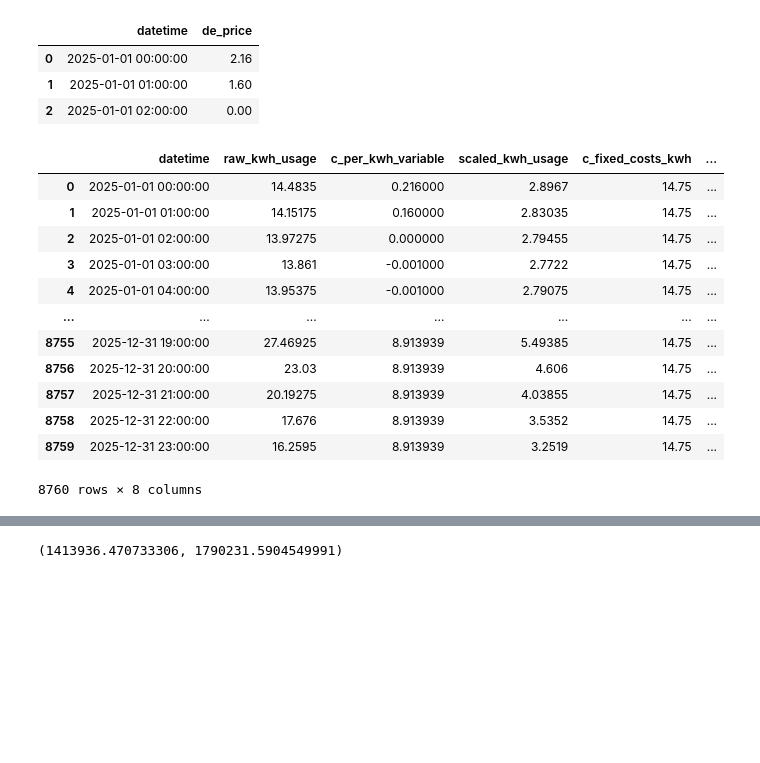
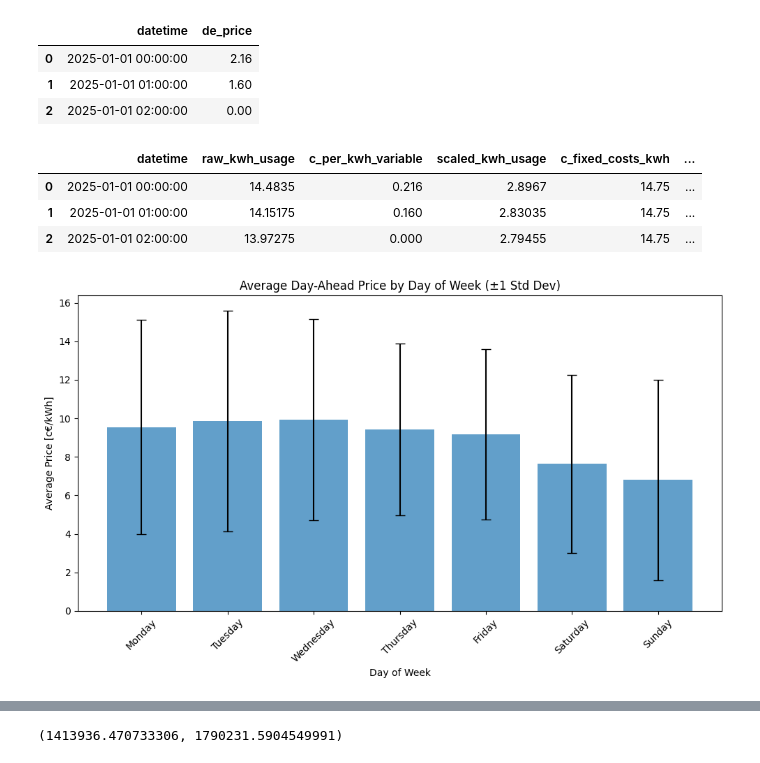
Before and after one commit to NeilSinclair/electricy-model, a Jupyter notebook: data-analysis.ipynb, the cells around one changed output, grey strips where cells are left out. Saved outputs shown, nothing was run; the diff lists cells and outputs as text; code cells hidden in the pictures; blank space fills up the shorter version.

```diff
--- a/data-analysis.ipynb
+++ b/data-analysis.ipynb
@@ -166,49 +167,66 @@ ANNUAL_USAGE = 2_00_000
 SCALE_FACTOR = ANNUAL_USAGE /1_000_000
 FLAT_RATE_C_PER_KWH = 30
 BATTERY_INEFFICIENCY_FACTOR = 1.2 # The amount of extra electricity we need to store
-ELECTRICITY_SHIFT_PROPORTION = 1.0
+ELECTRICITY_SHIFT_PROPORTION = 0.5
 
 # additional costs
 NETWORK_USAGE = 8.71
 TAX_RATE = 0.19
 ELECTRICITY_TAX = 2.05
 ADDITIONAL_COST = 1.88
 KONZESSION = 1.66
 CHP_SURCHARGE = 0.45
 COMBINED_ADDITIONAL_COSTS = NETWORK_USAGE + ELECTRICITY_TAX + ADDITIONAL_COST + KONZESSION + CHP_SURCHARGE
 
 df_usage_and_price = df_hourly.merge(
     day_ahead_hourly,
     on="datetime",
     how="left"
 ).rename(columns={"de_price": "c_per_kwh_variable", "value": "raw_kwh_usage"})
 
 df_usage_and_price["c_per_kwh_variable"] = df_usage_and_price["c_per_kwh_variable"] / 10 # Convert €/MWh to c€/kWh
 
 # Fill missing prices with average price
 df_usage_and_price.loc[df_usage_and_price.c_per_kwh_variable.isna(), "c_per_kwh_variable"] = df_usage_and_price["c_per_kwh_variable"].mean()
 df_usage_and_price["scaled_kwh_usage"] = df_usage_and_price["raw_kwh_usage"] * SCALE_FACTOR
 df_usage_and_price["c_fixed_costs_kwh"] = COMBINED_ADDITIONAL_COSTS
 
+df_usage_and_price["c_variable_and_fixed_per_kwh"] = df_usage_and_price["c_per_kwh_variable"] + df_usage_and_price["c_fixed_costs_kwh"]
+
 df_usage_and_price["c_total_variable_cost"] = (
-    (df_usage_and_price["scaled_kwh_usage"] * (df_usage_and_price["c_per_kwh_variable"] + df_usage_and_price["c_fixed_costs_kwh"])) * (1 + TAX_RATE)
+    (df_usage_and_price["scaled_kwh_usage"] * (df_usage_and_price["c_variable_and_fixed_per_kwh"])) * (1 + TAX_RATE)
 )
 
 df_usage_and_price["c_per_kwh_flat_rate_cost"] = FLAT_RATE_C_PER_KWH
 df_usage_and_price["c_total_flat_cost"] = (df_usage_and_price["c_per_kwh_flat_rate_cost"] * df_usage_and_price["scaled_kwh_usage"]) * (1+TAX_RATE)
 
-df_usage_and_price
+
+df_usage_and_price.head(3)
 # %% [output]
 |  | datetime | raw_kwh_usage | c_per_kwh_variable | scaled_kwh_usage | c_fixed_costs_kwh | ... |
-| 0 | 2025-01-01 00:00:00 | 14.4835 | 0.216000 | 2.8967 | 14.75 | ... |
-| 1 | 2025-01-01 01:00:00 | 14.15175 | 0.160000 | 2.83035 | 14.75 | ... |
-| 2 | 2025-01-01 02:00:00 | 13.97275 | 0.000000 | 2.79455 | 14.75 | ... |
-| 3 | 2025-01-01 03:00:00 | 13.861 | -0.001000 | 2.7722 | 14.75 | ... |
-| 4 | 2025-01-01 04:00:00 | 13.95375 | -0.001000 | 2.79075 | 14.75 | ... |
-| ... | ... | ... | ... | ... | ... | ... |
-| 8755 | 2025-12-31 19:00:00 | 27.46925 | 8.913939 | 5.49385 | 14.75 | ... |
-| 8756 | 2025-12-31 20:00:00 | 23.03 | 8.913939 | 4.606 | 14.75 | ... |
-| 8757 | 2025-12-31 21:00:00 | 20.19275 | 8.913939 | 4.03855 | 14.75 | ... |
-| 8758 | 2025-12-31 22:00:00 | 17.676 | 8.913939 | 3.5352 | 14.75 | ... |
-| 8759 | 2025-12-31 23:00:00 | 16.2595 | 8.913939 | 3.2519 | 14.75 | ... |
+| 0 | 2025-01-01 00:00:00 | 14.4835 | 0.216 | 2.8967 | 14.75 | ... |
+| 1 | 2025-01-01 01:00:00 | 14.15175 | 0.160 | 2.83035 | 14.75 | ... |
+| 2 | 2025-01-01 02:00:00 | 13.97275 | 0.000 | 2.79455 | 14.75 | ... |
-8760 rows × 8 columns
+# %%
+# Group by day of week and calculate mean and std
+df_usage_and_price['day_of_week'] = df_usage_and_price['datetime'].dt.day_name()
+
+# Calculate mean and std for each day of week
+daily_stats = df_usage_and_price.groupby('day_of_week')['c_per_kwh_variable'].agg(['mean', 'std']).reset_index()
+
+# Order days of week correctly
+day_order = ['Monday', 'Tuesday', 'Wednesday', 'Thursday', 'Friday', 'Saturday', 'Sunday']
+daily_stats['day_of_week'] = pd.Categorical(daily_stats['day_of_week'], categories=day_order, ordered=True)
+daily_stats = daily_stats.sort_values('day_of_week')
+
+# Create bar plot with error bars
+plt.figure(figsize=(10, 6))
+plt.bar(daily_stats['day_of_week'], daily_stats['mean'], yerr=daily_stats['std'], capsize=5, alpha=0.7)
+plt.xlabel('Day of Week')
+plt.ylabel('Average Price [c€/kWh]')
+plt.title('Average Day-Ahead Price by Day of Week (±1 Std Dev)')
+plt.xticks(rotation=45)
+plt.tight_layout()
+plt.show()
+# %% [output]
+[figure, added]
```
Also changed, not shown: parts of 16 cells of this notebook.
